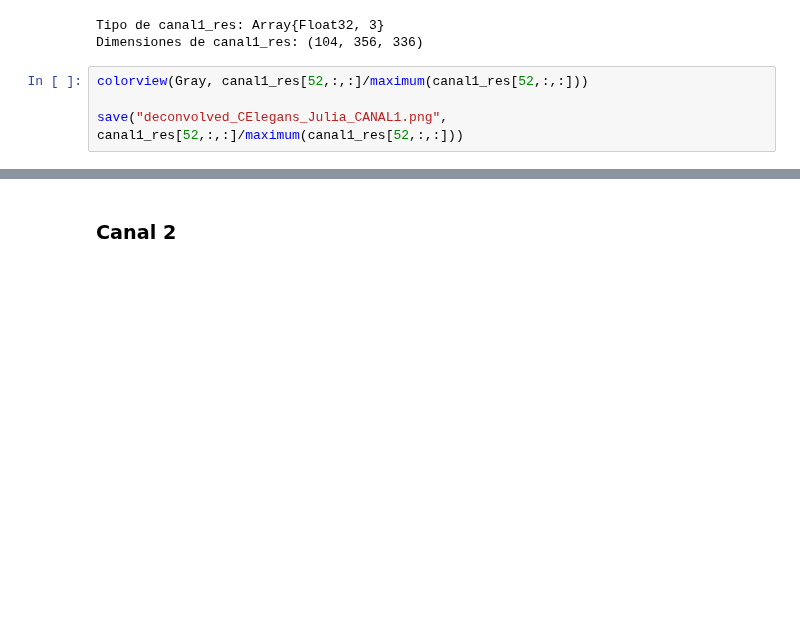
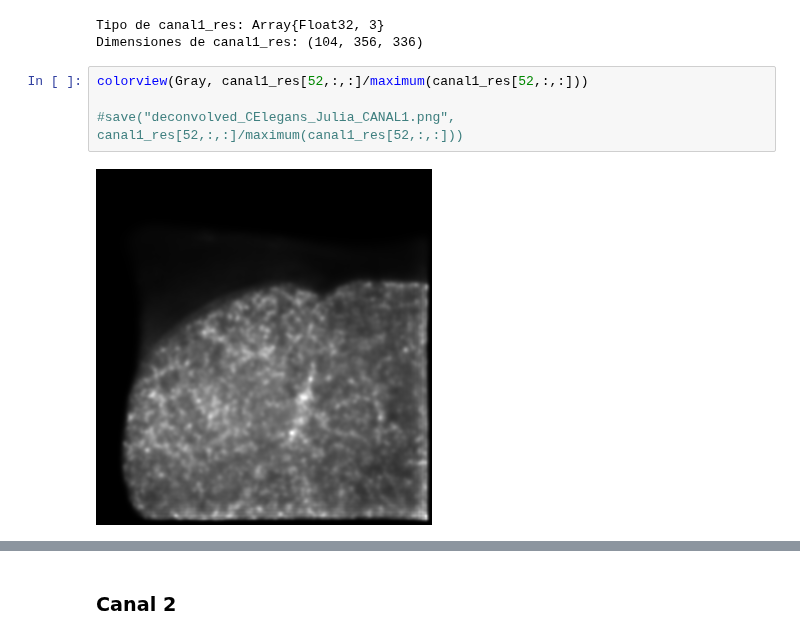
Before and after one commit to Jimena163/TFGNotebook, a Jupyter notebook: 3D_Julia_MAC.ipynb, the cells around one changed output, grey strips where cells are left out. Cells and saved outputs as stored; diff of their text form; blank space fills up the shorter version.

Commit message:
calidad Julia

```diff
--- a/3D_Julia_MAC.ipynb
+++ b/3D_Julia_MAC.ipynb
@@ -269,5 +269,7 @@ Dimensiones de canal1_res: (104, 356, 336)
 # %%
 colorview(Gray, canal1_res[52,:,:]/maximum(canal1_res[52,:,:]))
 
-save("deconvolved_CElegans_Julia_CANAL1.png", canal1_res[52,:,:]/maximum(canal1_res[52,:,:]))
+#save("deconvolved_CElegans_Julia_CANAL1.png", canal1_res[52,:,:]/maximum(canal1_res[52,:,:]))
+# %% [output]
+[figure, added]
 # %%
```
Also changed, not shown: parts of 5 cells of this notebook.
